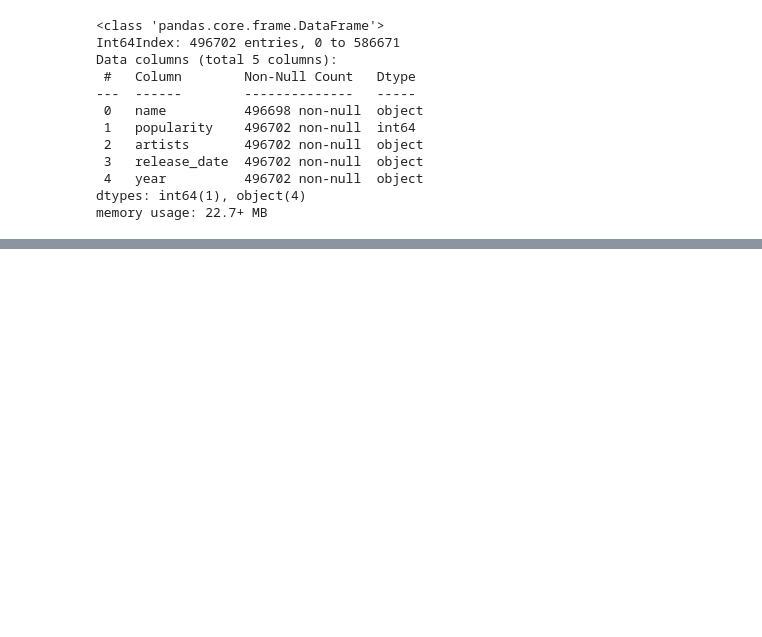
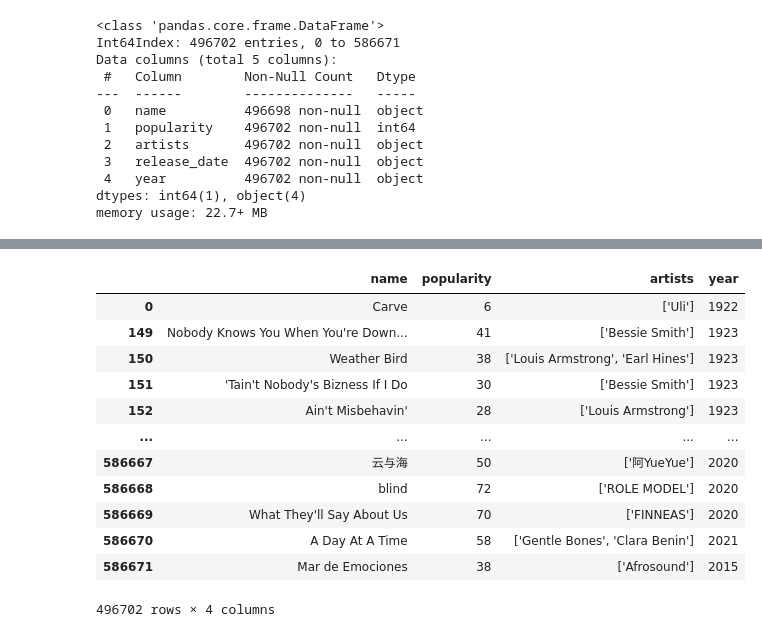
Before and after one commit to garykaiwong/SpotifyAnalysis, a Jupyter notebook: tracks_cleaner.ipynb, the cells around one changed output, grey strips where cells are left out. Drawn from its saved outputs; the diff is of its cells as text; code cells hidden in the pictures; blank space fills up the shorter version.

```diff
--- a/tracks_cleaner.ipynb
+++ b/tracks_cleaner.ipynb
@@ -86 +86,17 @@ memory usage: 20.7+ MB
+# %%
+new_df
+# %% [output]
+|  | name | popularity | artists | year |
+| 0 | Carve | 6 | ['Uli'] | 1922 |
+| 149 | Nobody Knows You When You're Down... | 41 | ['Bessie Smith'] | 1923 |
+| 150 | Weather Bird | 38 | ['Louis Armstrong', 'Earl Hines'] | 1923 |
+| 151 | 'Tain't Nobody's Bizness If I Do | 30 | ['Bessie Smith'] | 1923 |
+| 152 | Ain't Misbehavin' | 28 | ['Louis Armstrong'] | 1923 |
+| ... | ... | ... | ... | ... |
+| 586667 | 云与海 | 50 | ['阿YueYue'] | 2020 |
+| 586668 | blind | 72 | ['ROLE MODEL'] | 2020 |
+| 586669 | What They'll Say About Us | 70 | ['FINNEAS'] | 2020 |
+| 586670 | A Day At A Time | 58 | ['Gentle Bones', 'Clara Benin'] | 2021 |
+| 586671 | Mar de Emociones | 38 | ['Afrosound'] | 2015 |
+496702 rows × 4 columns
 # %%
```
Also changed, not shown: parts of 15 cells of this notebook, 1 other file.
